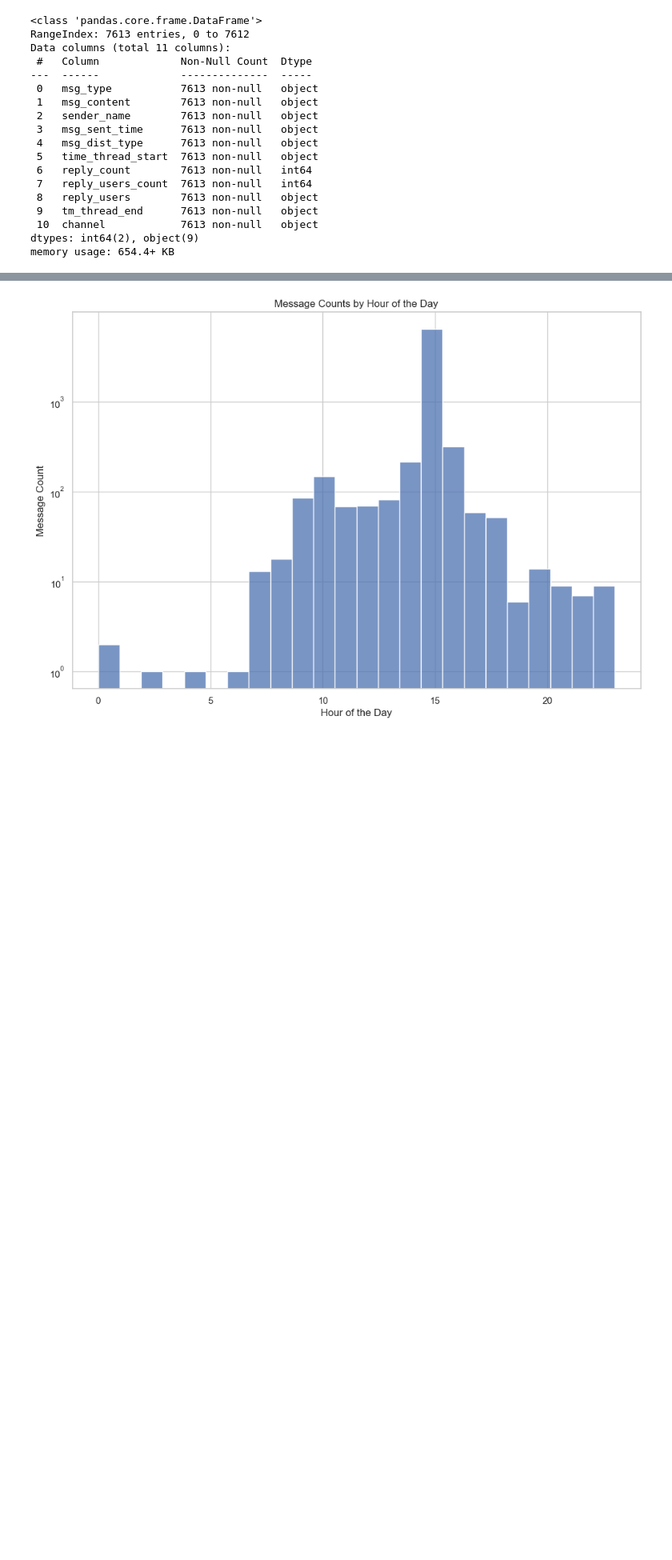
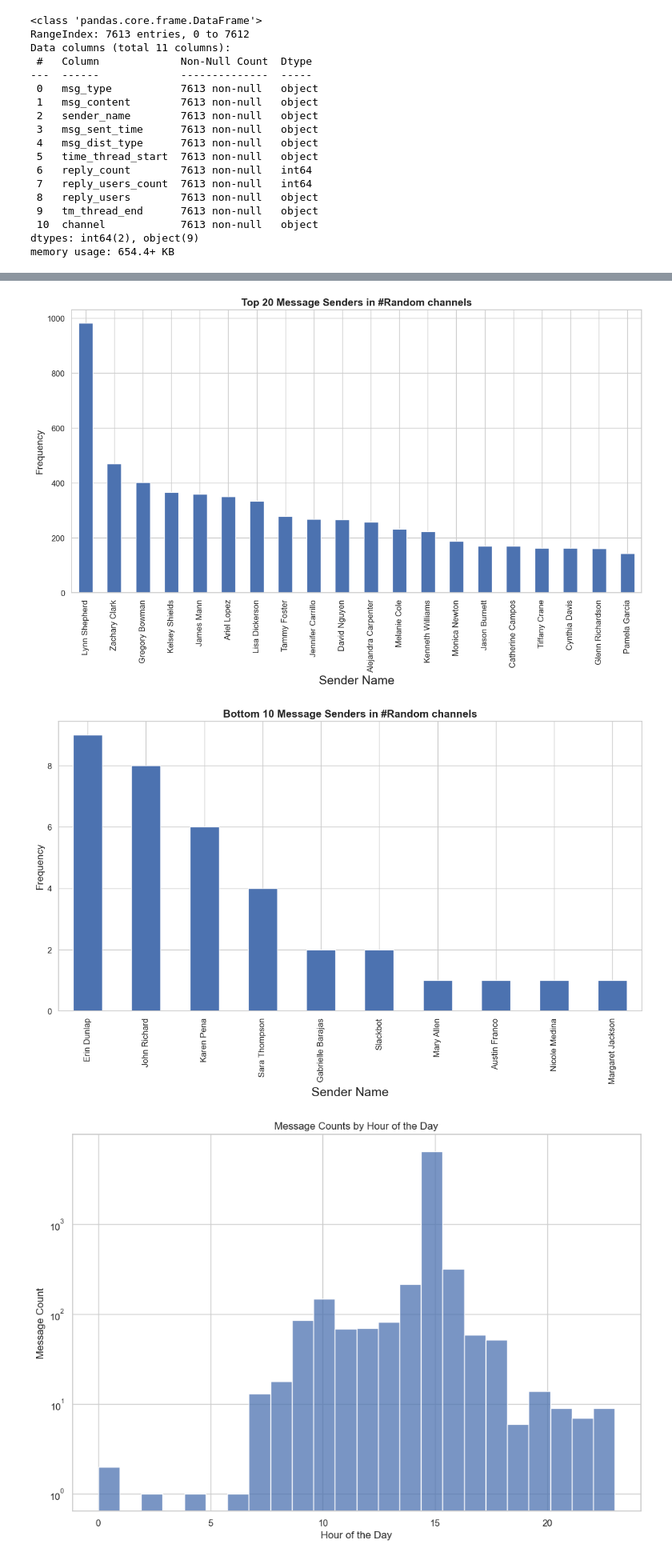
Before and after one commit to Azizadx/nasrallah-week0_10academy, a Jupyter notebook: notebooks/parse_slack_data.ipynb, the cells around one changed output, grey strips where cells are left out. Shown at 80% size. Drawn from its saved outputs; the diff is of its cells as text; code cells hidden in the pictures; blank space fills up the shorter version.

```diff
--- a/notebooks/parse_slack_data.ipynb
+++ b/notebooks/parse_slack_data.ipynb
@@ -314,3 +339,9 @@ plt.show()
+# %%
+# get the top 20 user in Random channels
+get_top_20_user(pfill, 'Random')
+# %% [output]
+[figure, added]
+[figure, added]
 # %%
 # what is the time range of the day that most messages are sent?
 pfill['msg_sent_timestamp'] = utils.convert_2_timestamp('msg_sent_time', pfill)
```
Also changed, not shown: parts of 9 cells of this notebook.
